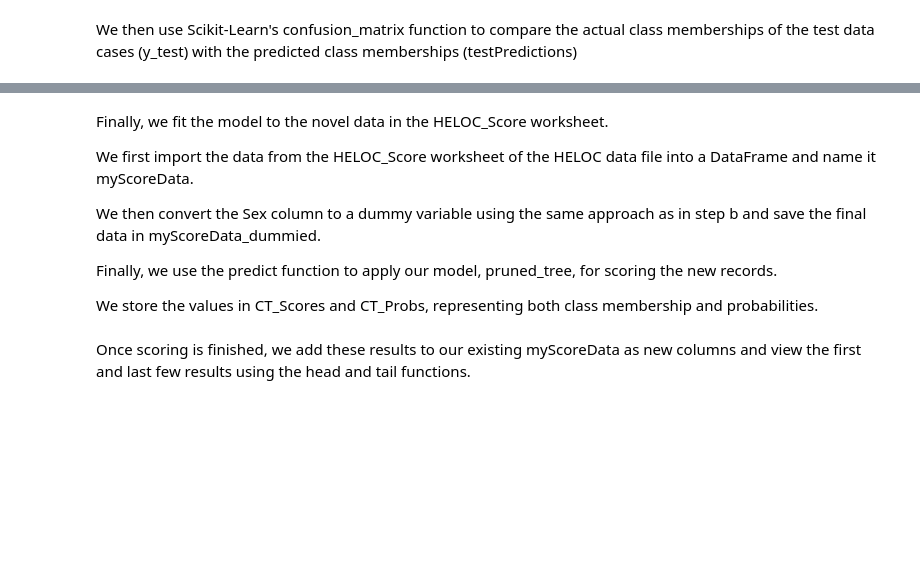
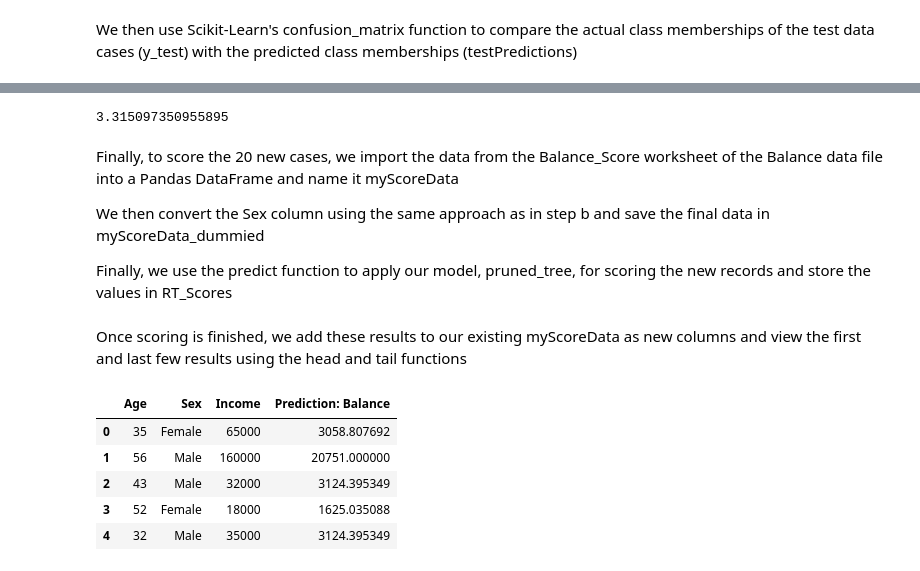
Before and after one commit to ibader85/PredictiveAnalytics, a Jupyter notebook: 19_Regression_Trees_Using_Python.ipynb, the cells around one changed output, grey strips where cells are left out. Saved outputs shown, nothing was run; the diff lists cells and outputs as text; code cells hidden in the pictures; blank space fills up the shorter version.

```diff
--- a/19_Regression_Trees_Using_Python.ipynb
+++ b/19_Regression_Trees_Using_Python.ipynb
@@ -383,29 +319,31 @@ The area under the ROC curve, or AUC, is high (0.82). Alternatively, we can use
 # %%
-from sklearn.metrics import roc_auc_score
-roc_auc_score(y_test, testPredictionProbs[:, 1])
+from sklearn.metrics import mean_absolute_percentage_error
+mean_absolute_percentage_error(y_test, testPredictions)
+# %% [output]
+3.315097350955895
 # %% [markdown]
-Finally, we fit the model to the novel data in the HELOC_Score worksheet.
+Finally, to score the 20 new cases, we import the data from the Balance_Score worksheet of the Balance data file into a Pandas DataFrame and name it myScoreData
 
-We first import the data from the HELOC_Score worksheet of the HELOC data file into a DataFrame and name it myScoreData.
+We then convert the Sex column using the same approach as in step b and save the final data in myScoreData_dummied
 
-We then convert the Sex column to a dummy variable using the same approach as in step b and save the final data in myScoreData_dummied.
-
-Finally, we use the predict function to apply our model, pruned_tree, for scoring the new records.
-
-We store the values in CT_Scores and CT_Probs, representing both class membership and probabilities.
+Finally, we use the predict function to apply our model, pruned_tree, for scoring the new records and store the values in RT_Scores
 # %%
-myScoreData = pd. read_excel('/content/Balance.xlsx', sheet_name = 'HELOC_Score')
+myScoreData = pd.read_excel('/content/Balance.xlsx', sheet_name = 'Balance_Score' )
 myScoreData.Sex = myScoreData.Sex.str.strip()
 myScoreData_dummied = pd.concat([myScoreData, pd.get_dummies(myScoreData.Sex, drop_first = True)], axis = 1)
 myScoreData_dummied = myScoreData_dummied.drop('Sex', axis = 1)
-CT_Scores = pruned_tree.predict(myScoreData_dummied)
-CT_Probs = pruned_tree.predict_proba(myScoreData_dummied)
+RT_Scores = pruned_tree.predict(myScoreData_dummied)
 # %% [markdown]
-Once scoring is finished, we add these results to our existing myScoreData as new columns and view the first and last few results using the head and tail functions.
+Once scoring is finished, we add these results to our existing myScoreData as new columns and view the first and last few results using the head and tail functions
-# %%
-myScoreData['Prediction: HELOC'] = CT_Scores
-myScoreData['Prob: 0'] = CT_Probs[:, 0]
-myScoreData['Prob: 1'] = CT_Probs[:, 1]
-myScoreData.head()
+# %%
+myScoreData['Prediction: Balance'] = RT_Scores
+myScoreData.head()
+# %% [output]
+|  | Age | Sex | Income | Prediction: Balance |
+| 0 | 35 | Female | 65000 | 3058.807692 |
+| 1 | 56 | Male | 160000 | 20751.000000 |
+| 2 | 43 | Male | 32000 | 3124.395349 |
+| 3 | 52 | Female | 18000 | 1625.035088 |
+| 4 | 32 | Male | 35000 | 3124.395349 |
 # %%
 myScoreData.tail()
```
Also changed, not shown: parts of 30 cells of this notebook.
